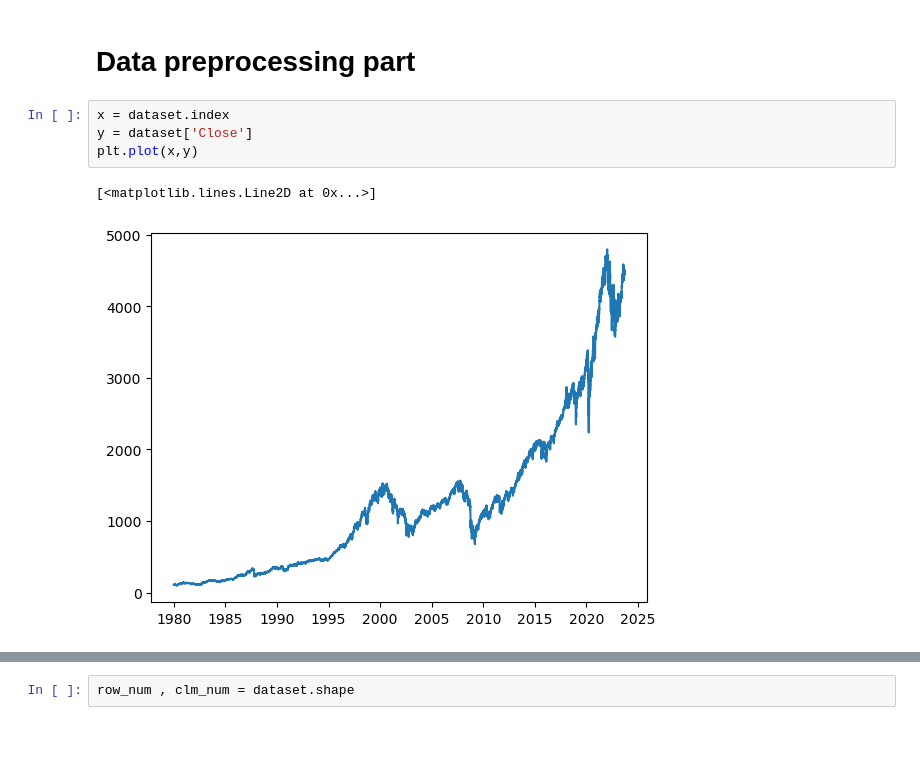
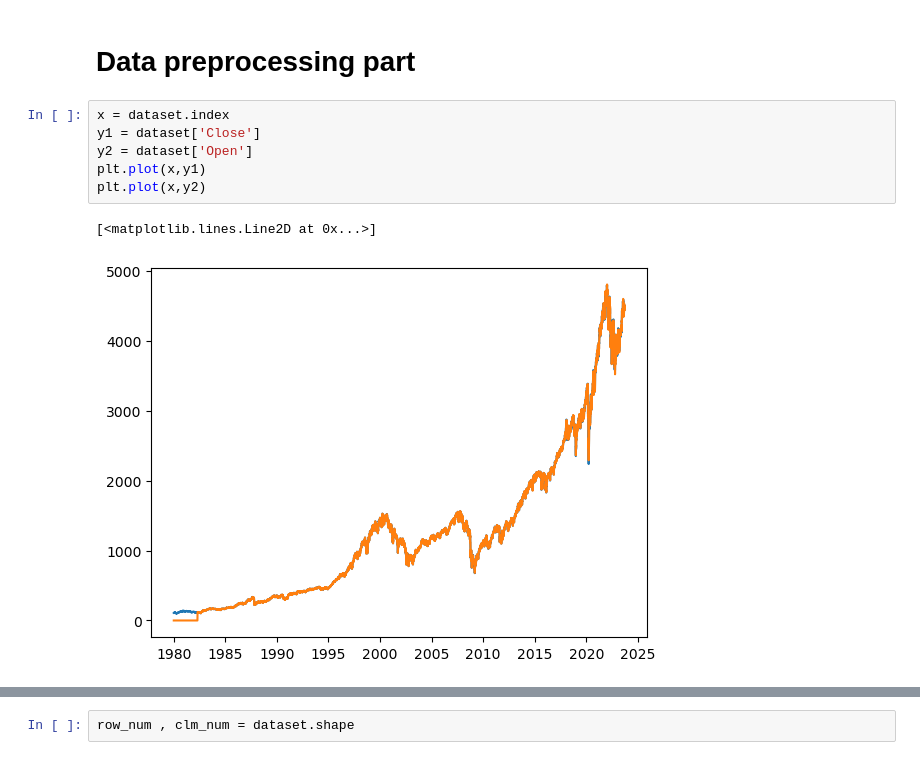
Before and after one commit to kazimahathir73/CSE427-ML-Project, a Jupyter notebook: Stock prediction .ipynb, the cells around one changed output, grey strips where cells are left out. Saved outputs shown, nothing was run; the diff lists cells and outputs as text.

```diff
--- a/Stock prediction .ipynb
+++ b/Stock prediction .ipynb
@@ -29,11 +29,13 @@ dataset
 # Data preprocessing part
 # %%
 x = dataset.index
-y = dataset['Close']
-plt.plot(x,y)
+y1 = dataset['Close']
+y2 = dataset['Open']
+plt.plot(x,y1)
+plt.plot(x,y2)
 # %% [output]
 [<matplotlib.lines.Line2D at 0x...>]
-[figure, old version]
+[figure, new version]
 # %%
 drop_clm = ['Dividends', 'Stock Splits']
 dataset = dataset.drop(columns=drop_clm, axis=1)
```
Also changed, not shown: parts of 11 cells of this notebook.
